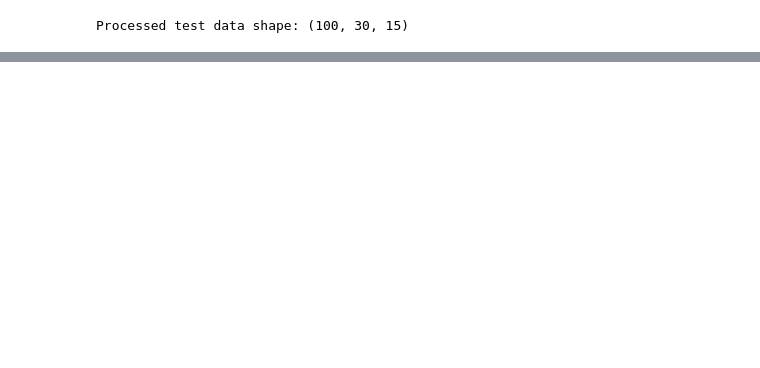
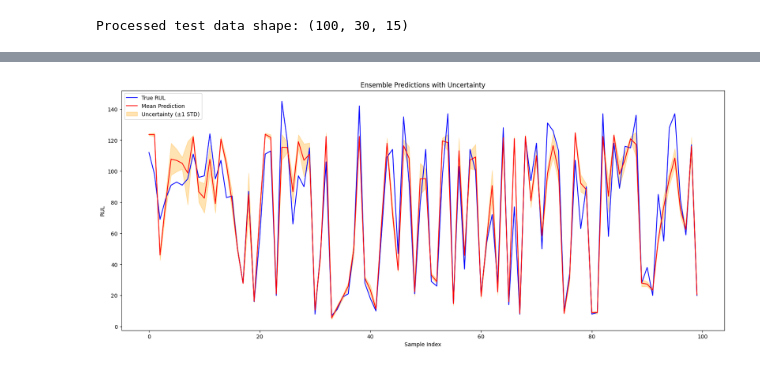
Before and after one commit to jontseg/engine_failure_detection, a Jupyter notebook: pytorch.ipynb, the cells around one changed output, grey strips where cells are left out. Saved outputs shown, nothing was run; the diff lists cells and outputs as text; code cells hidden in the pictures; blank space fills up the shorter version.

Commit message:
multiswag added

```diff
--- a/pytorch.ipynb
+++ b/pytorch.ipynb
@@ -346,7 +348,7 @@ class LSTMModel(nn.Module):
 input_size = 15
 # hidden_sizes = [128, 64, 32]
 hidden_sizes = [128, 64, 32]
-
+epochs = 20
 output_size = 1
 model = LSTMModel(input_size, hidden_sizes, output_size)
 
@@ -355,25 +357,27 @@ criterion = nn.MSELoss()
 optimizer = optim.Adam(model.parameters(), lr=0.001)
 
 # Learning rate scheduler
-def scheduler(epoch, optimizer):
-    if epoch < 5:
-        for param_group in optimizer.param_groups:
-            param_group['lr'] = 0.001
-    else:
-        for param_group in optimizer.param_groups:
-            param_group['lr'] = 0.0001
+# def scheduler(epoch, optimizer):
+#     if epoch < 5:
+#         for param_group in optimizer.param_groups:
+#             param_group['lr'] = 0.001
+#     else:
+#         for param_group in optimizer.param_groups:
+#             param_group['lr'] = 0.0001
+scheduler = optim.lr_scheduler.CosineAnnealingLR(optimizer, T_max=epochs)
 
 # Training loop
-epochs = 10
+
 for epoch in range(epochs):
     model.train()
-    scheduler(epoch, optimizer)
+    # scheduler(epoch, optimizer)
     for X_batch, y_batch in train_loader:
         optimizer.zero_grad()
         y_pred = model(X_batch)
         loss = criterion(y_pred.squeeze(), y_batch)
         loss.backward()
         optimizer.step()
+    scheduler.step()
 
     model.eval()
     val_loss = 0.0
@@ -445,9 +505,11 @@ import matplotlib.pyplot as plt
 
 
 # Training function for a single model
-def train_model(model, train_loader, val_loader, epochs=10, lr=0.001):
+def train_model(model, train_loader, val_loader, epochs=20, lr=0.001):
     criterion = nn.MSELoss()
     optimizer = optim.Adam(model.parameters(), lr=lr)
+    scheduler = optim.lr_scheduler.CosineAnnealingLR(optimizer, T_max=epochs)
+
 
     for epoch in range(epochs):
         model.train()
@@ -459,7 +521,7 @@ def train_model(model, train_loader, val_loader, epochs=10, lr=0.001):
             loss.backward()
             optimizer.step()
             train_loss += loss.item()
-
+        scheduler.step()
         train_loss /= len(train_loader)
 
         model.eval()
@@ -475,7 +537,7 @@ def train_model(model, train_loader, val_loader, epochs=10, lr=0.001):
     return model
 
 # Ensemble of models
-def train_ensemble(train_loader, val_loader, input_size, hidden_sizes, output_size, n_models=5, epochs=10):
+def train_ensemble(train_loader, val_loader, input_size, hidden_sizes, output_size, n_models=5, epochs=20):
     models = []
     for i in range(n_models):
         print(f"Training model {i + 1}/{n_models}")
@@ -512,7 +574,7 @@ def predict_ensemble(models, test_loader):
 def plot_results(true_rul, mean_prediction, std_prediction):
     x = np.arange(len(true_rul))
 
-    plt.figure(figsize=(10, 6))
+    plt.figure(figsize=(20, 8))
     plt.plot(x, true_rul, label="True RUL", color="blue")
     plt.plot(x, mean_prediction, label="Mean Prediction", color="red")
     plt.fill_between(
@@ -635,0 +799,2 @@ plt.show()
+# %%
+multi_swag_models = train_multi_swag(train_loader, val_loader, input_size, hidden_sizes, output_size, n_models=5)
@@ -635,0 +819,5 @@ plt.show()
+# %%
+mean_pred, std_pred = predict_multi_swag(multi_swag_models, test_loader)
+plot_results(true_rul, mean_pred, std_pred)
+# %% [output]
+[figure, added]
```
Also changed, not shown: parts of 17 cells of this notebook.
